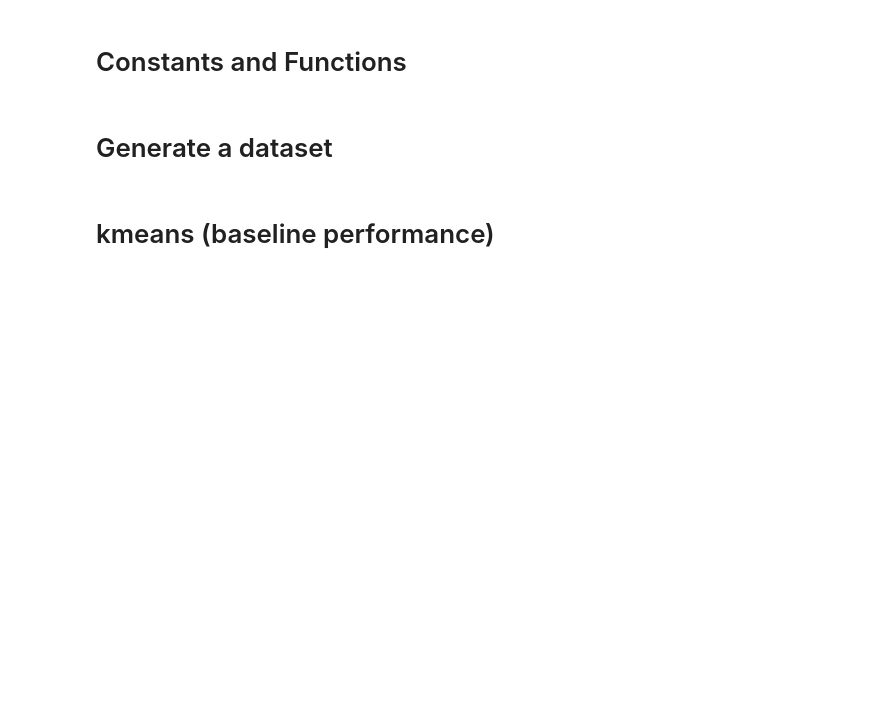
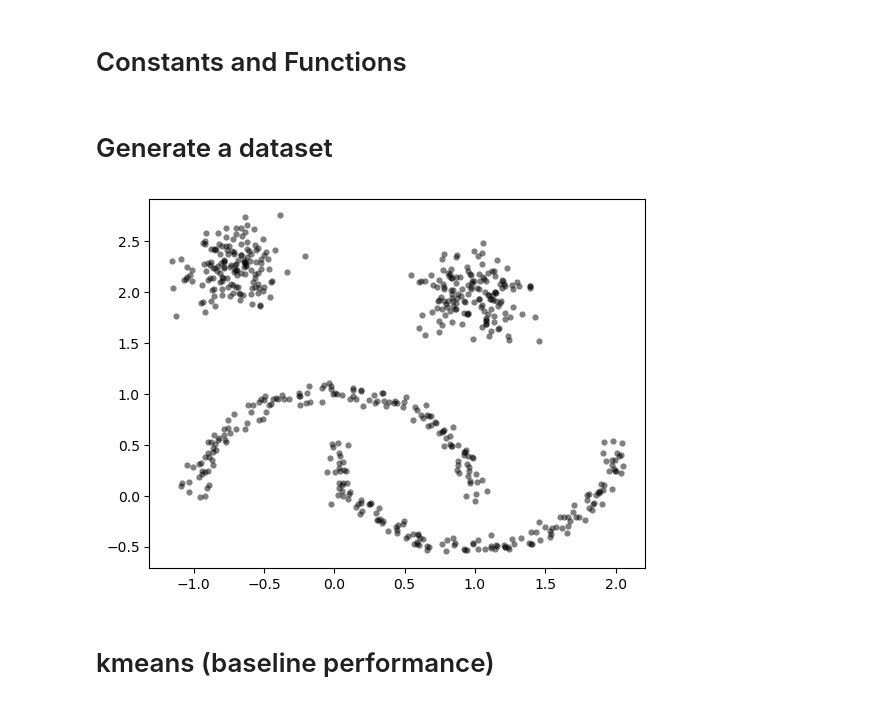
Before and after one commit to CNUClasses/DATA301_CODE, a Jupyter notebook: week_6/62_dbscan_hdbscan.ipynb, the cells around one changed output. Drawn from its saved outputs; the diff is of its cells as text; code cells hidden in the pictures; blank space fills up the shorter version.

```diff
--- a/week_6/62_dbscan_hdbscan.ipynb
+++ b/week_6/62_dbscan_hdbscan.ipynb
@@ -128,10 +96,12 @@ def display_cluster_info(fitted_estimator,X, misclassified_indices=None):
 # %%
 #this generates a dataset with blobs and moons
 moons, _ = data.make_moons(n_samples=NSAMPLES, noise=0.05)
-blobs, _ = data.make_blobs(n_samples=NSAMPLES, centers=[(-0.75,2.25), (1.0, 2.0)], cluster_std=0.3)
+blobs, _ = data.make_blobs(n_samples=NSAMPLES, centers=[(-0.75,2.25), (1.0, 2.0)], cluster_std=0.2)
 X = np.vstack([moons, blobs])
 plot_kwds = {'alpha' : 0.5, 's' : 20, 'linewidths':0}
-plt.scatter(X.T[0], X.T[1], color='b', **plot_kwds);
+plt.scatter(X.T[0], X.T[1], color='black', **plot_kwds);
+# %% [output]
+[figure, added]
 # %% [markdown]
 # kmeans (baseline performance)
 # %%
```
Also changed, not shown: parts of 14 cells of this notebook.
